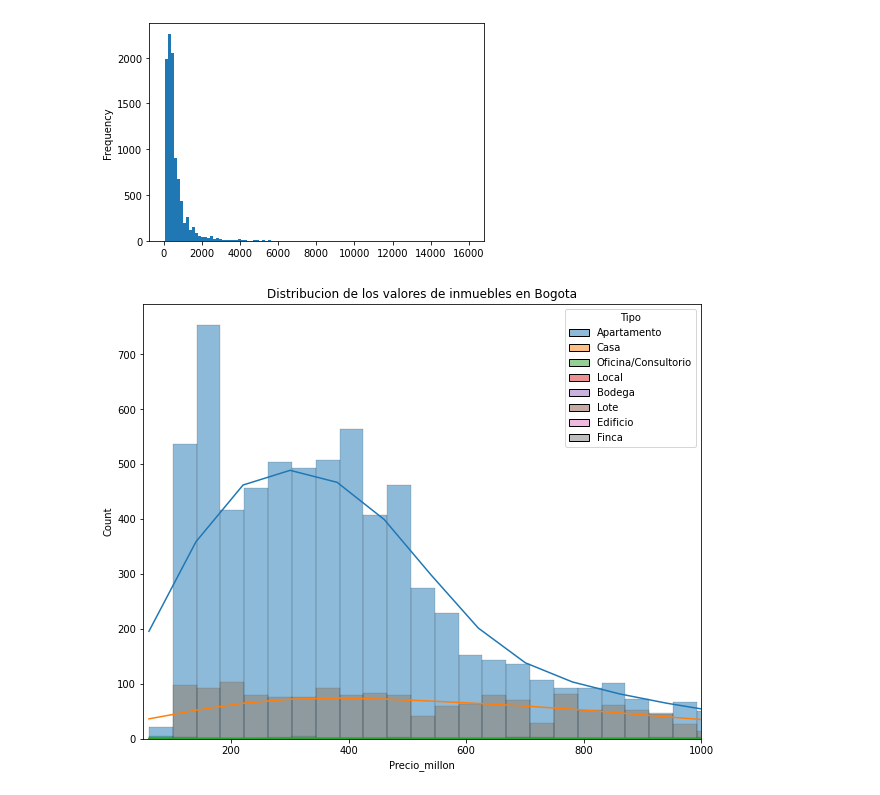
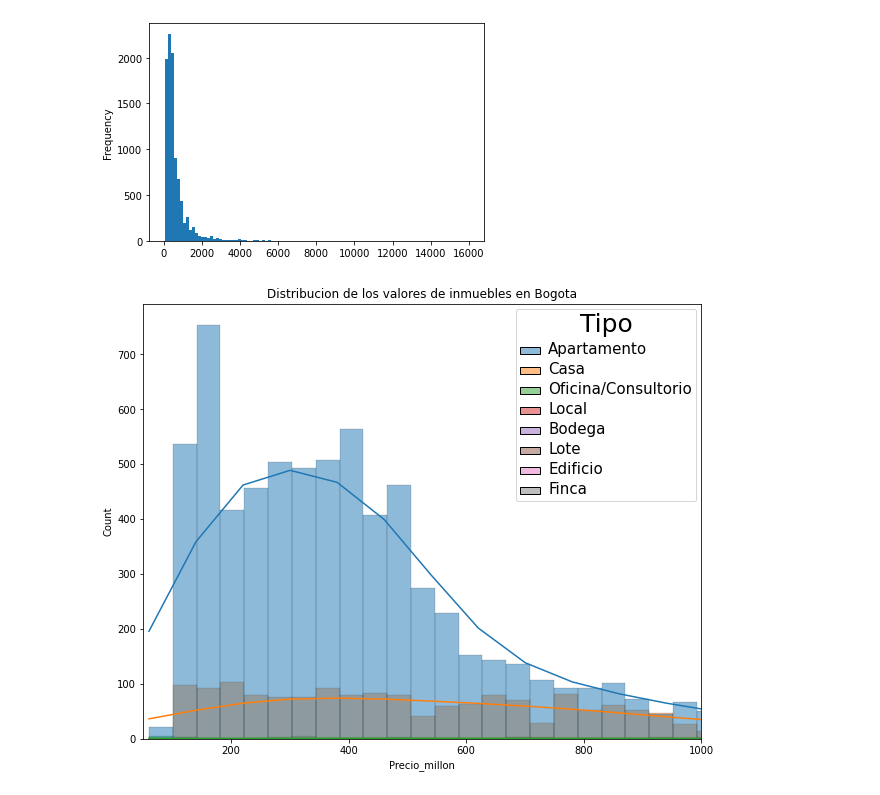
Before and after one commit to jaweropuntano/Inmersion_de_datos, a Jupyter notebook: INMERCION_DATOS_AULA1.ipynb, the cells around one changed output. Saved outputs shown, nothing was run; the diff lists cells and outputs as text; code cells hidden in the pictures.

```diff
--- a/INMERCION_DATOS_AULA1.ipynb
+++ b/INMERCION_DATOS_AULA1.ipynb
@@ -386,12 +386,14 @@ inmuebles['Precio_millon'].plot.hist(bins=100)
 # %%
 import matplotlib.pyplot as plt
 import seaborn as sns
 
 plt.figure(figsize=(10,8))# definicion del espacio de visualizacion de los graficos
 grafico = sns.histplot(data=inmuebles, x='Precio_millon', kde= True, hue='Tipo')# kde grafica la linea
 grafico.set_title('Distribucion de los valores de inmuebles en Bogota')
+plt.setp(grafico.get_legend().get_texts(), fontsize='15')
+plt.setp(grafico.get_legend().get_title(), fontsize='25')
 plt.xlim((50,1000)) #configuracion de limite de los valores de los inmuebles
 plt.savefig('/content/drive/MyDrive/Colab Notebooks/grafico_inmuebles.png', format = 'png')#descargo imagen del grafico
 plt.show()
 # %% [output]
-[figure, old version]
+[figure, new version]
```
Also changed, not shown: parts of 4 cells of this notebook.
